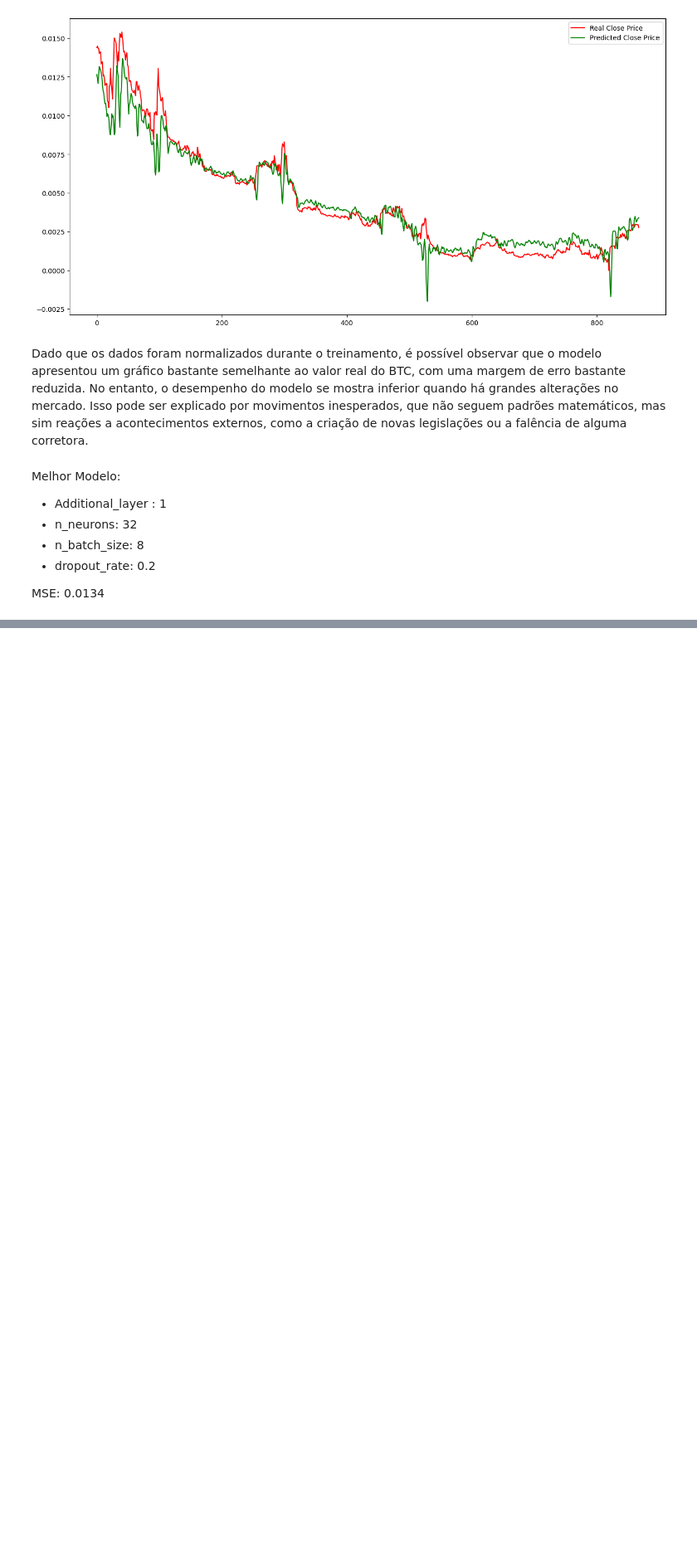
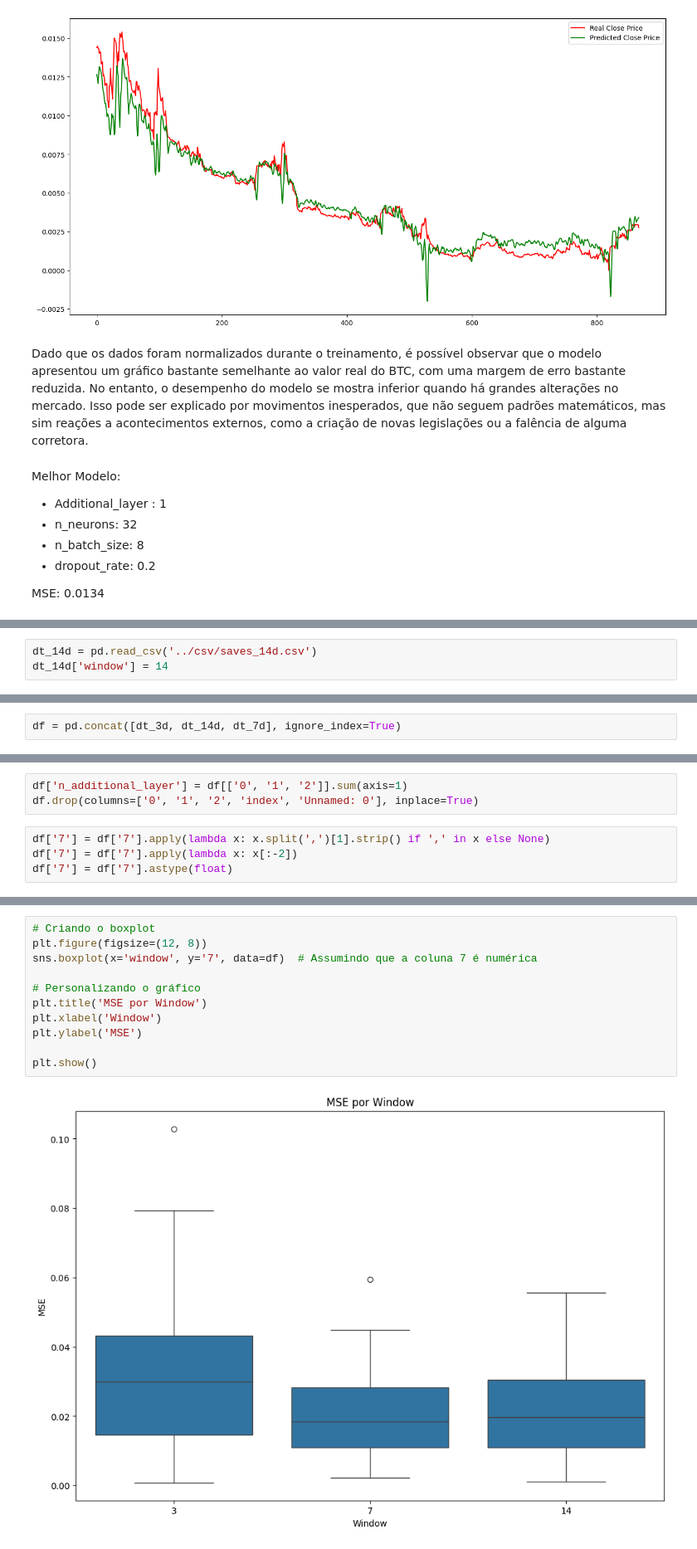
Before and after one commit to GuilhermeMaciel75/Redes_Neurais_p1, a Jupyter notebook: projeto_2/src/btcLstmKeras.ipynb, the cells around one changed output, grey strips where cells are left out. Shown at 83% size. Saved outputs shown, nothing was run; the diff lists cells and outputs as text; blank space fills up the shorter version.

Commit message:
feat: add graphics for fine-tunnig results

```diff
--- a/projeto_2/src/btcLstmKeras.ipynb
+++ b/projeto_2/src/btcLstmKeras.ipynb
@@ -537,0 +557,3 @@ MSE: 0.0134
+# %%
+dt_14d = pd.read_csv('../csv/saves_14d.csv')
+dt_14d['window'] = 14
@@ -537,0 +562,2 @@ MSE: 0.0134
+# %%
+df = pd.concat([dt_3d, dt_14d, dt_7d], ignore_index=True)
@@ -537,0 +566,7 @@ MSE: 0.0134
+# %%
+df['n_additional_layer'] = df[['0', '1', '2']].sum(axis=1)
+df.drop(columns=['0', '1', '2', 'index', 'Unnamed: 0'], inplace=True)
+# %%
+df['7'] = df['7'].apply(lambda x: x.split(',')[1].strip() if ',' in x else None)
+df['7'] = df['7'].apply(lambda x: x[:-2])
+df['7'] = df['7'].astype(float)
@@ -537,0 +604,13 @@ MSE: 0.0134
+# %%
+# Criando o boxplot
+plt.figure(figsize=(12, 8))
+sns.boxplot(x='window', y='7', data=df)  # Assumindo que a coluna 7 é numérica
+
+# Personalizando o gráfico
+plt.title('MSE por Window')
+plt.xlabel('Window')
+plt.ylabel('MSE')
+
+plt.show()
+# %% [output]
+[figure, added]
```
Also changed, not shown: parts of 15 cells of this notebook, 4 other files.
